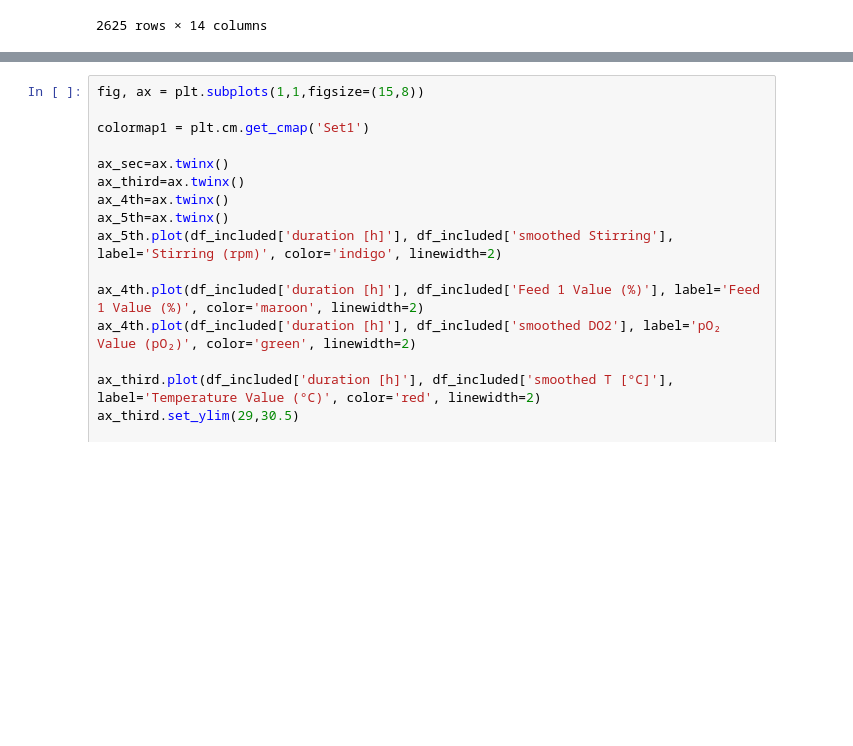
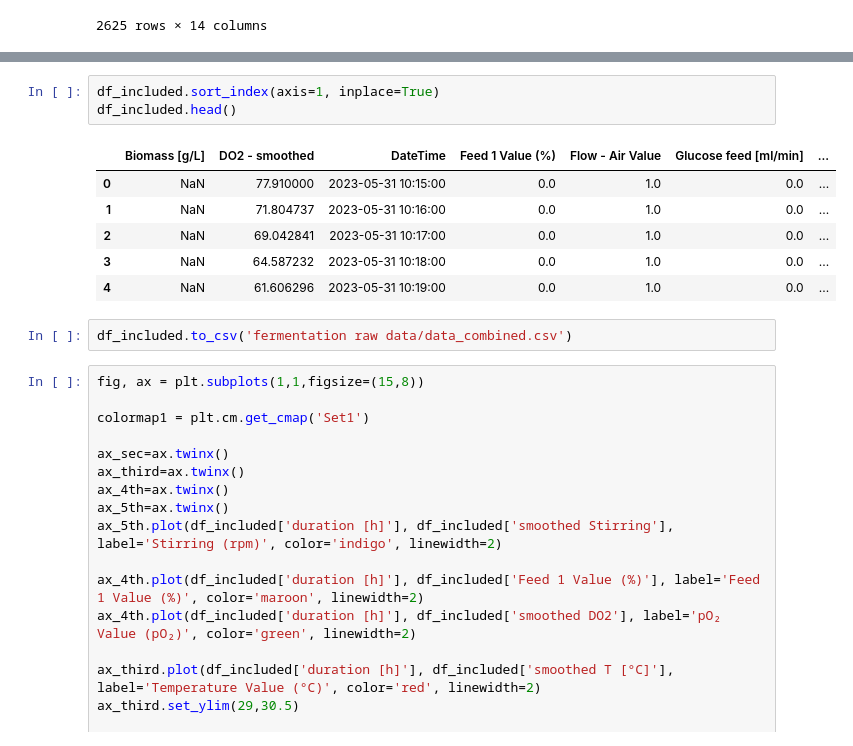
Before and after one commit to boripf/hybrid-model-corynebacterium, a Jupyter notebook: data_vis.ipynb, the cells around one changed output, grey strips where cells are left out. Drawn from its saved outputs; the diff is of its cells as text; blank space fills up the shorter version.

```diff
--- a/data_vis.ipynb
+++ b/data_vis.ipynb
@@ -158,3 +151,15 @@ df_included
+# %%
+df_included.sort_index(axis=1, inplace=True)
+df_included.head()
+# %% [output]
+|  | Biomass [g/L] | DO2 - smoothed | DateTime | Feed 1 Value (%) | Flow - Air Value | Glucose feed [ml/min] | ... |
+| 0 | NaN | 77.910000 | 2023-05-31 10:15:00 | 0.0 | 1.0 | 0.0 | ... |
+| 1 | NaN | 71.804737 | 2023-05-31 10:16:00 | 0.0 | 1.0 | 0.0 | ... |
+| 2 | NaN | 69.042841 | 2023-05-31 10:17:00 | 0.0 | 1.0 | 0.0 | ... |
+| 3 | NaN | 64.587232 | 2023-05-31 10:18:00 | 0.0 | 1.0 | 0.0 | ... |
+| 4 | NaN | 61.606296 | 2023-05-31 10:19:00 | 0.0 | 1.0 | 0.0 | ... |
+# %%
+df_included.to_csv('fermentation raw data/data_combined.csv')
 # %%
 fig, ax = plt.subplots(1,1,figsize=(15,8))
 
```
Also changed, not shown: parts of 6 cells of this notebook, 7 other files.
